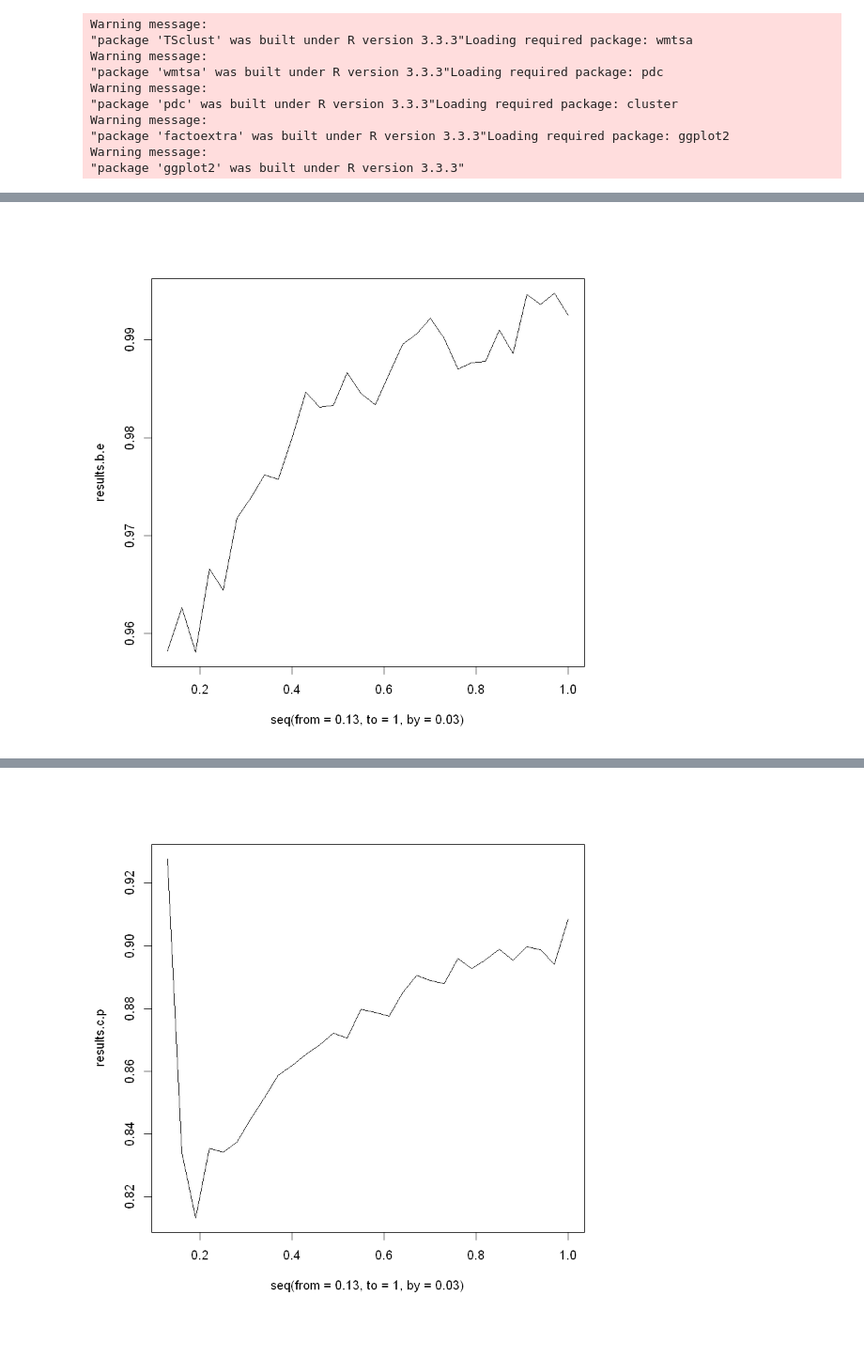
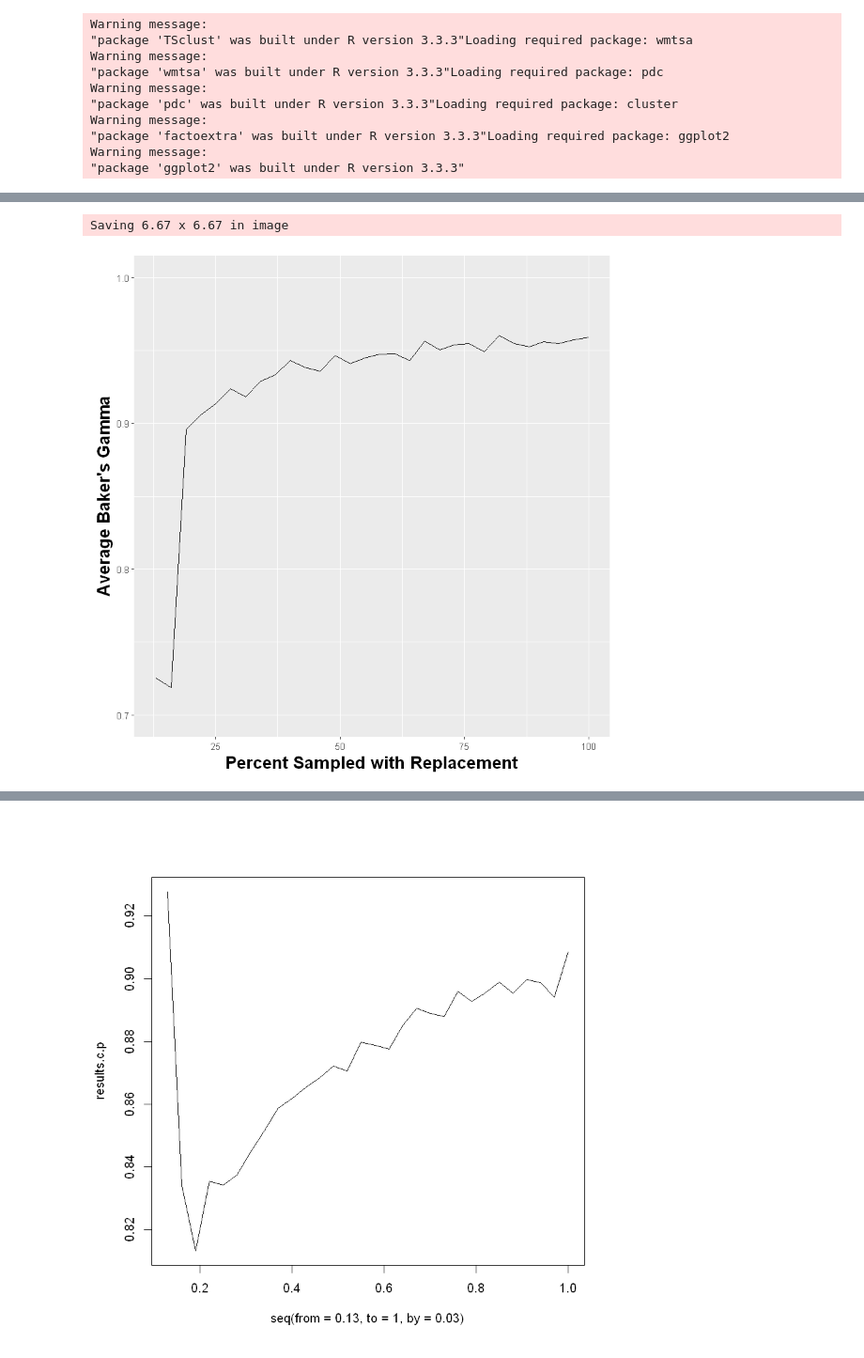
Before and after one commit to tj2huang/nyu-research, a Jupyter notebook: notebooks/bootstrap/generate-samples.ipynb, the cells around one changed output, grey strips where cells are left out. Shown: that part at 94% size. Saved outputs shown, nothing was run; the diff lists cells and outputs as text; code cells hidden in the pictures.

Commit message:
plot updates

```diff
--- a/notebooks/bootstrap/generate-samples.ipynb
+++ b/notebooks/bootstrap/generate-samples.ipynb
@@ -179,5 +175,11 @@ plot(seq(from=0.13, to= 1, by=0.03), results.b.p, type='l')
-# %%
-# Baker correlation, Euclidean Dendrogram
-plot(seq(from=0.13, to= 1, by=0.03), results.b.e, type='l')
-# %% [output]
-[figure, removed]
+# %%
+# Baker Correlation, Phase dendrogram
+b.p <- data.frame(x=seq(from=13, to= 100, by=3), y=results.b.p)
+ymax= results.b.p + 0.01
+ymin = results.b.p - 0.01
+ggplot(b.p, aes(x=x, y=y)) + geom_line() +xlab('Percent Sampled with Replacement') +ylab("Average Baker's Gamma")+ ylim(c(0.7,1)) +theme(axis.title=element_text(size=16,face="bold"))
+#+ geom_ribbon(aes(ymin=ymin, ymax=ymax),  fill="blue", alpha="0.3")
+ggsave('c:/users/tom/documents/research/sensitivity/baker-phase.pdf')
+# %% [output]
+Saving 6.67 x 6.67 in image
+[figure, added]
```
Also changed, not shown: parts of 3 cells of this notebook, 1 other file.
